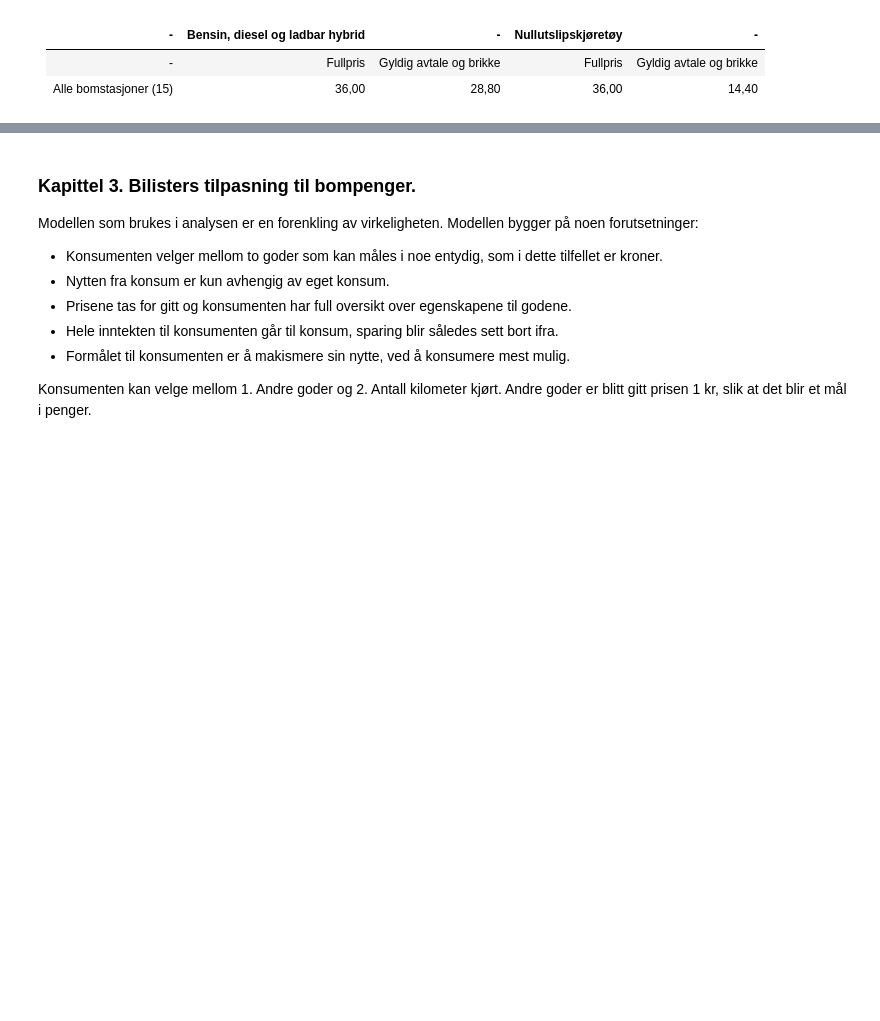
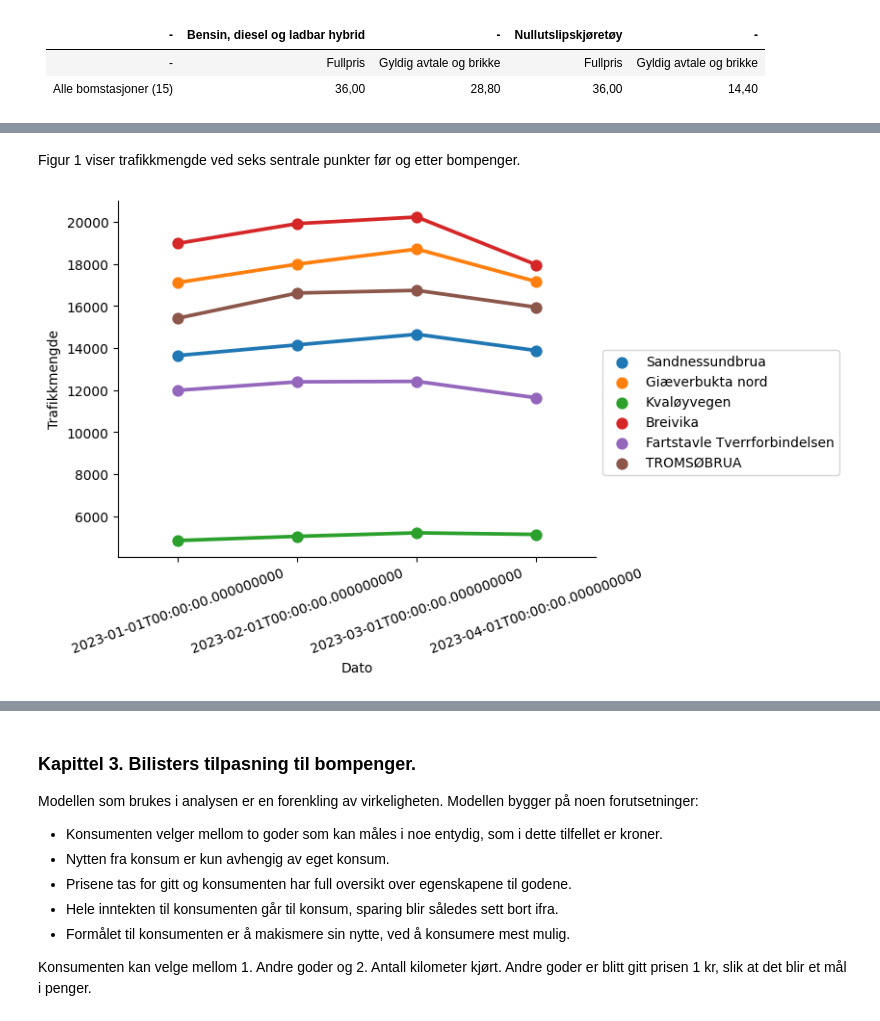
Before and after one commit to loopdiggaz/SOK-1006, a Jupyter notebook: Mappe2/mappeoppgave2_61.ipynb, the cells around one changed output, grey strips where cells are left out. Saved outputs shown, nothing was run; the diff lists cells and outputs as text; code cells hidden in the pictures; blank space fills up the shorter version.

```diff
--- a/Mappe2/mappeoppgave2_61.ipynb
+++ b/Mappe2/mappeoppgave2_61.ipynb
@@ -51 +74,11 @@ Rushtidsavgift 06:30-09:00 og 15:00-17:00
+# %% [markdown]
+Figur 1 viser trafikkmengde ved seks sentrale punkter før og etter bompenger.
+# %%
+månedstrafikk2023 = månedstrafikk[månedstrafikk['Dato'] >= '2023-01-01']
+sns.pointplot(månedstrafikk2023, x='Dato', y="Trafikkmengde", hue="Navn")
+sns.despine(top=True, right=True)
+plt.legend(bbox_to_anchor=(1, 0.6), loc='best')
+plt.xticks(rotation=20);
+# %% [output]
+[figure, added]
 # %%
```
Also changed, not shown: parts of 13 cells of this notebook.
